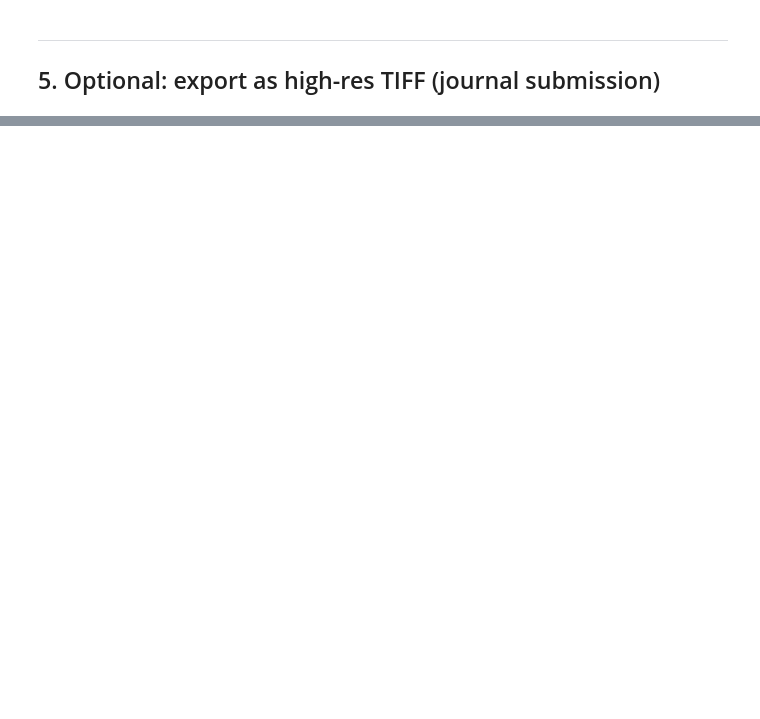
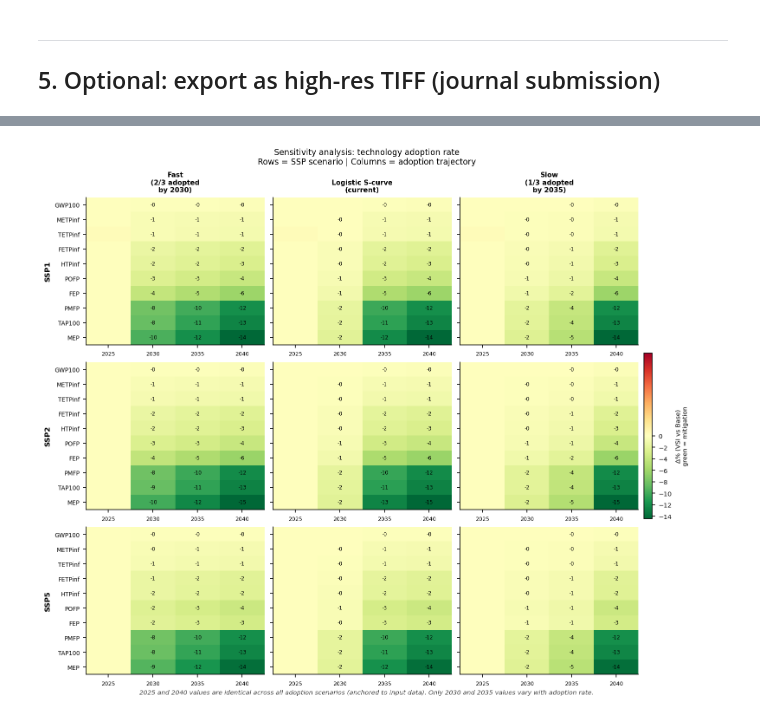
Before and after one commit to bernardomendonca/plca-NMC-oxide-BM-PhD, a Jupyter notebook: 11_figure_generation.ipynb, the cells around one changed output, grey strips where cells are left out. Cells and saved outputs as stored; diff of their text form; code cells hidden in the pictures; blank space fills up the shorter version.

```diff
--- a/11_figure_generation.ipynb
+++ b/11_figure_generation.ipynb
@@ -446,0 +414,95 @@ print("TIFF export lines above — uncomment and re-run if needed.")
+# %%
+# The logistic adoption curve determines how quickly VSI-aligned mitigation
+# builds up between the two anchor years (2025 = no adoption; 2040 = full
+# adoption). Since 2025 and 2040 are read directly from input data, the
+# adoption rate ONLY affects 2030 and 2035.
+#
+# Three scenarios are tested, defined by the fraction of total adoption
+# achieved at each intermediate year:
+#
+#   Fast:   2/3 of total delta achieved by 2030, 5/6 by 2035
+#   Linear: 1/3 of total delta achieved by 2030, 2/3 by 2035  ← current
+#   Slow:   1/6 of total delta achieved by 2030, 1/3 by 2035
+#
+# These correspond to a logistic curve centred at ~2028 (fast),
+# ~2032.5 (linear), and ~2037 (slow) respectively.
+
+ADOPTION_SCENARIOS = {
+    "Fast\n(2/3 adopted\nby 2030)":  {2025: 0,   2030: 2/3, 2035: 5/6, 2040: 1},
+    "Logistic S-curve\n(current)":   {2025: 0,   2030: 0.15, 2035: 0.85, 2040: 1},
+    "Slow\n(1/3 adopted\nby 2035)":  {2025: 0,   2030: 1/6, 2035: 1/3, 2040: 1},
+}
+
+# Anchor deltas: confirmed correct from input CSVs
+base_sa = df_fig4[df_fig4["Scenario"] == "Base"].set_index(["IAM", "Year"])[VSI_AFFECTED]
+vsi_sa  = df_fig4[df_fig4["Scenario"] == "VSI"].set_index(["IAM", "Year"])[VSI_AFFECTED]
+d25_sa  = ((vsi - base) / base.abs() * 100).xs(2025, level='Year')
+d40_sa  = ((vsi - base) / base.abs() * 100).xs(2040, level='Year')
+
+# Sort categories by 2040 magnitude (most to least mitigation)
+cat_order_sa = (d40_sa.abs().mean() * 100).sort_values(ascending=False).index.tolist()
+cat_order_sa_rev = cat_order_sa[::-1]
+
+SSPS_SA = ["SSP1", "SSP2", "SSP5"]
+YEAR_COLS_SA = [2025, 2030, 2035, 2040]
+
+fig, axes = plt.subplots(3, 3, figsize=(10, 8), constrained_layout=True)
+
+vmax_sa = (d40_sa.abs().mean() * 100).max()
+norm_sa = mcolors.TwoSlopeNorm(vmin=-vmax_sa/100, vcenter=0, vmax=vmax_sa/100 * 0.05)
+cmap_sa = "RdYlGn_r"
+
+for col_idx, (scen_name, fracs) in enumerate(ADOPTION_SCENARIOS.items()):
+    for row_idx, ssp in enumerate(SSPS_SA):
+        ax = axes[row_idx, col_idx]
+
+        mat = pd.DataFrame(index=cat_order_sa_rev, columns=YEAR_COLS_SA, dtype=float)
+        for yr in YEAR_COLS_SA:
+            d_yr = d25_sa.loc[ssp] + (d40_sa.loc[ssp] - d25_sa.loc[ssp]) * fracs[yr]
+            for cat in cat_order_sa:
+                mat.loc[cat, yr] = d_yr[cat]
+
+        im = ax.imshow(mat.values.astype(float), aspect="auto",
+                       cmap=cmap_sa, norm=norm_sa)
+        ax.grid(False)
+
+        for r in range(mat.shape[0]):
+            for c in range(mat.shape[1]):
+                val = mat.values[r, c]
+                if abs(val) >= 0.05:
+                    fg = "white" if abs(val) > vmax_sa * 0.4 else "black"
+                    ax.text(c, r, f"{val:.0f}", ha="center", va="center",
+                            fontsize=5.5, color=fg)
+
+        ax.set_xticks(range(4))
+        ax.set_xticklabels(YEAR_COLS_SA, fontsize=6)
+        ax.set_yticks(range(len(cat_order_sa)))
+        ax.set_yticklabels(cat_order_sa_rev if col_idx == 0 else [], fontsize=6.5)
+        if col_idx == 0:
+            ax.set_ylabel(ssp, fontweight="bold", fontsize=8)
+        if row_idx == 0:
+            ax.set_title(scen_name, fontweight="bold", fontsize=7.5)
+
+cbar = fig.colorbar(
+    plt.cm.ScalarMappable(cmap=cmap_sa, norm=norm_sa),
+    ax=axes, orientation="vertical", fraction=0.015, pad=0.01, shrink=0.6
+)
+cbar.set_label("\u0394% (VSI vs Base)\ngreen = mitigation", fontsize=7)
+
+fig.text(0.5, -0.01,
+    "2025 and 2040 values are identical across all adoption scenarios (anchored to input data). "
+    "Only 2030 and 2035 values vary with adoption rate.",
+    ha="center", fontsize=7, style="italic", color="#444")
+
+fig.suptitle(
+    "Sensitivity analysis: technology adoption rate\n"
+    "Rows = SSP scenario | Columns = adoption trajectory",
+    fontsize=9, y=1.04
+)
+
+fig.savefig(OUTPUT_DIR / "FigSA1_sensitivity_adoption.png", dpi=300, bbox_inches="tight")
+fig.savefig(OUTPUT_DIR / "FigSA1_sensitivity_adoption.pdf",           bbox_inches="tight")
+plt.show()
+print("Sensitivity figure saved.")
+# %% [output]
+[figure, added]
```
Also changed, not shown: parts of 17 cells of this notebook, 1 other file.
